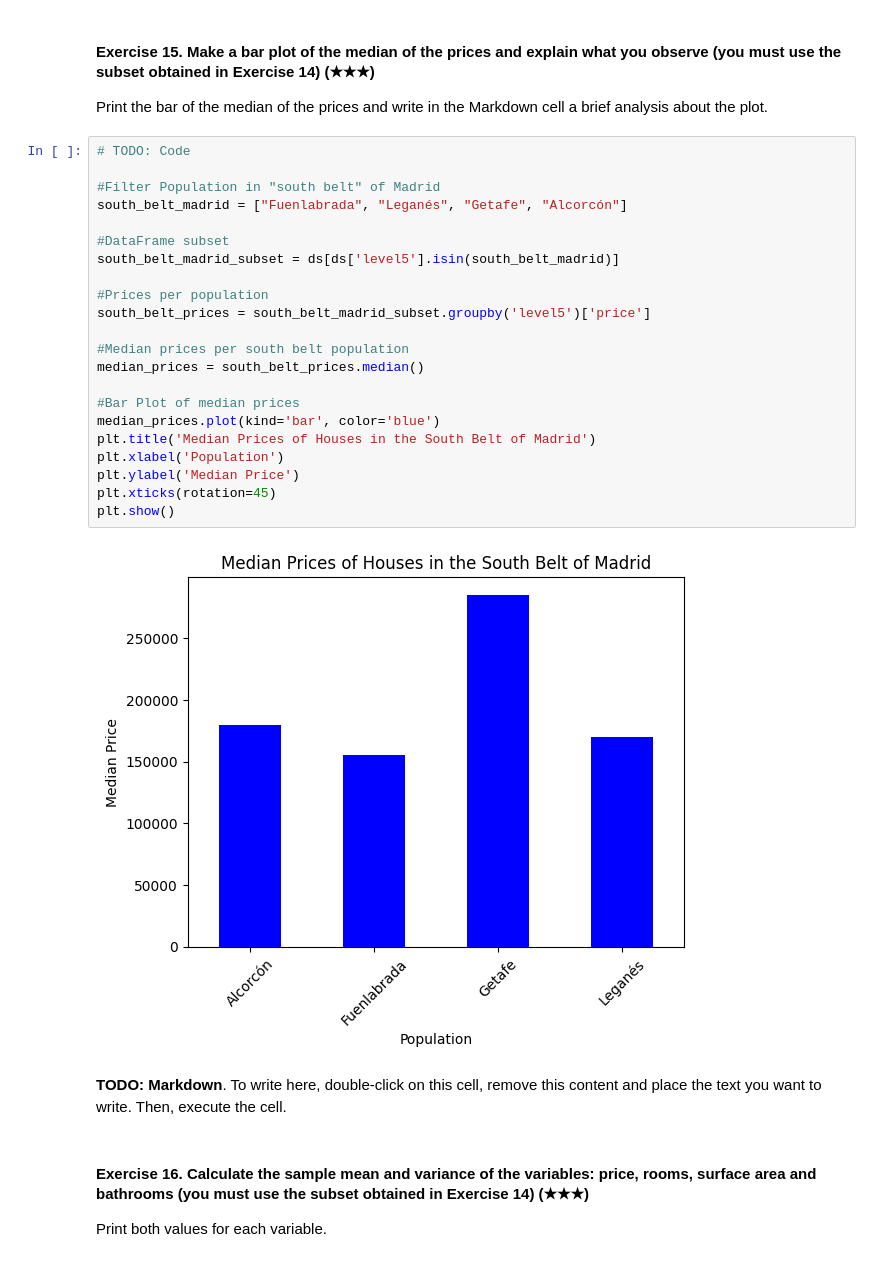
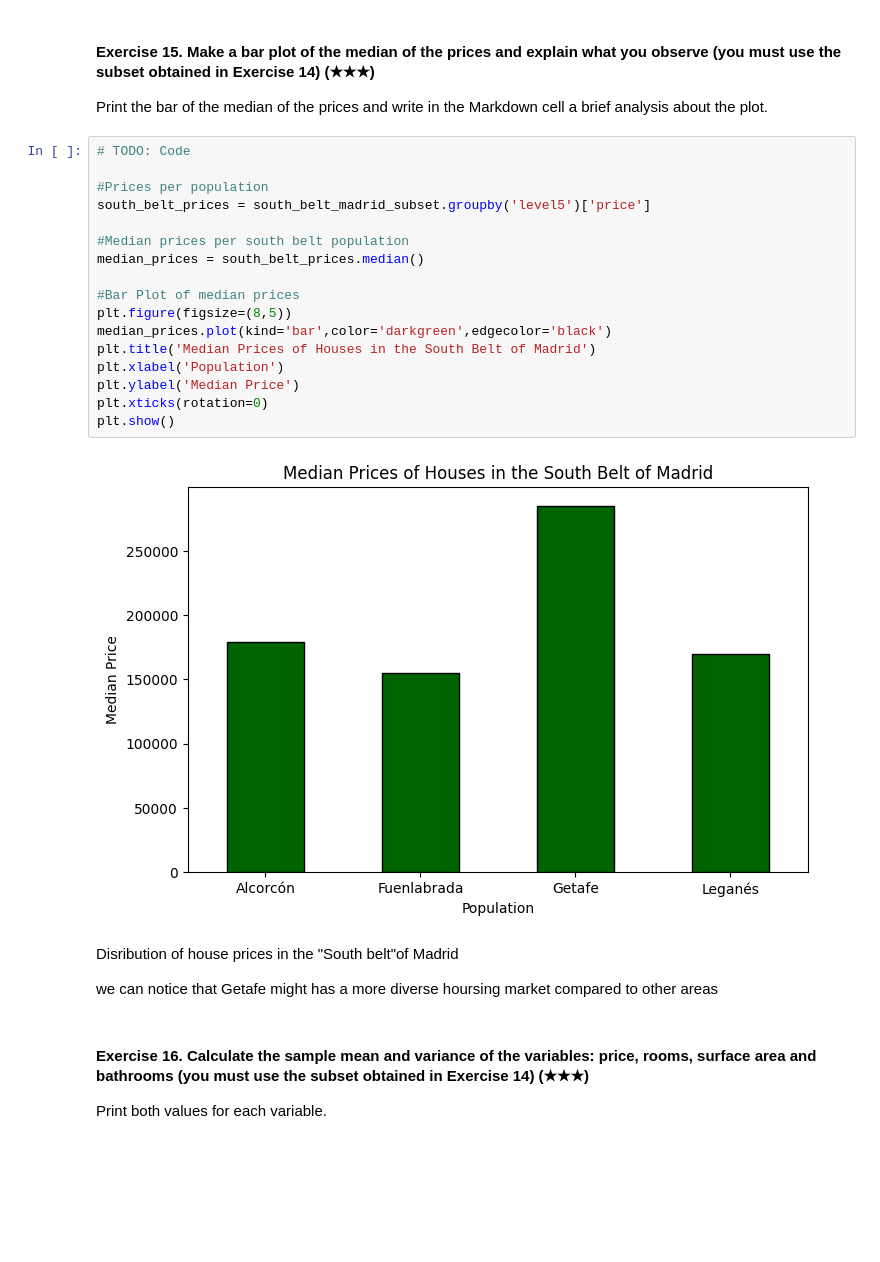
Before and after one commit to 4GeeksAcademy/realestate-datacleanup-exercise-msalaverri_prework_review, a Jupyter notebook: project.ipynb, the cells around one changed output. Saved outputs shown, nothing was run; the diff lists cells and outputs as text; blank space fills up the shorter version.

```diff
--- a/project.ipynb
+++ b/project.ipynb
@@ -388,30 +382,27 @@ print(south_belt_madrid_subset)
 Print the bar of the median of the prices and write in the Markdown cell a brief analysis about the plot.
 # %%
 # TODO: Code
-
-#Filter Population in "south belt" of Madrid
-south_belt_madrid = ["Fuenlabrada", "Leganés", "Getafe", "Alcorcón"]
-
-#DataFrame subset
-south_belt_madrid_subset = ds[ds['level5'].isin(south_belt_madrid)]
 
 #Prices per population
 south_belt_prices = south_belt_madrid_subset.groupby('level5')['price']
 
 #Median prices per south belt population
 median_prices = south_belt_prices.median()
 
 #Bar Plot of median prices
-median_prices.plot(kind='bar', color='blue')
+plt.figure(figsize=(8,5))
+median_prices.plot(kind='bar',color='darkgreen',edgecolor='black')
 plt.title('Median Prices of Houses in the South Belt of Madrid')
 plt.xlabel('Population')
 plt.ylabel('Median Price')
-plt.xticks(rotation=45)
+plt.xticks(rotation=0)
 plt.show()
 # %% [output]
-[figure, old version]
+[figure, new version]
 # %% [markdown]
-**TODO: Markdown**. To write here, double-click on this cell, remove this content and place the text you want to write. Then, execute the cell.
+Disribution of house prices in the "South belt"of Madrid
+
+we can notice that Getafe might has a more diverse hoursing market compared to other areas
 # %% [markdown]
 #### Exercise 16. Calculate the sample mean and variance of the variables: price, rooms, surface area and bathrooms (you must use the subset obtained in Exercise 14) (★★★)
 
```
Also changed, not shown: parts of 3 cells of this notebook.
